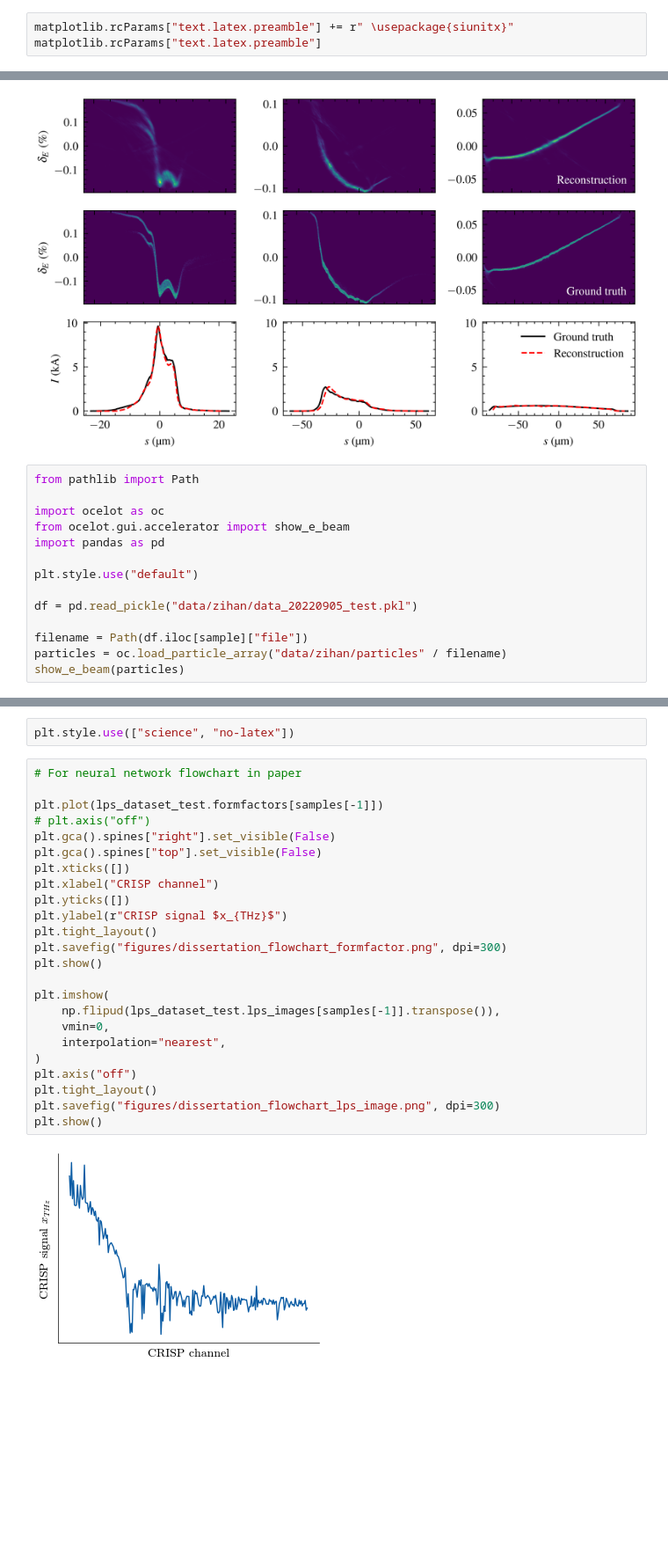
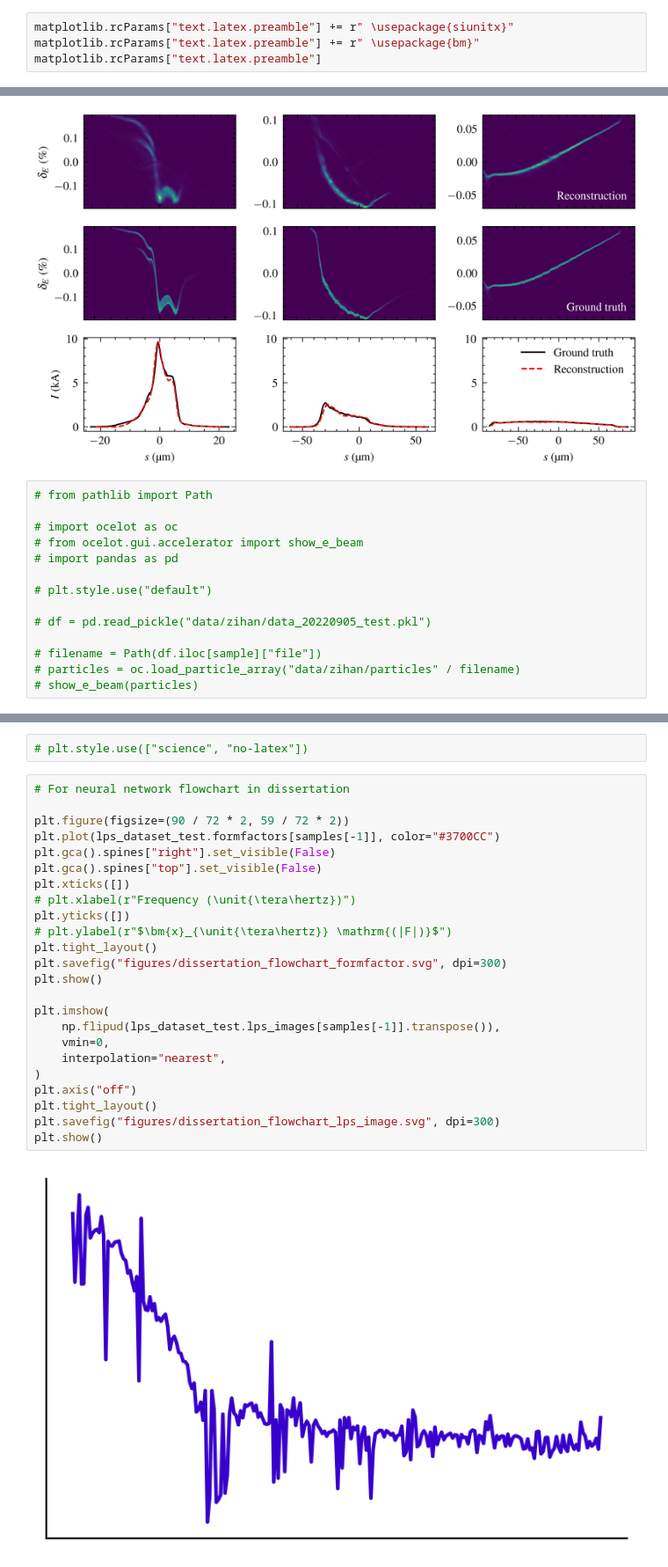
Before and after one commit to jank324/spectral-vd-euxfel, a Jupyter notebook: figures_dissertation.ipynb, the cells around one changed output, grey strips where cells are left out. Shown at 88% size. Cells and saved outputs as stored; diff of their text form; blank space fills up the shorter version.

Commit message:
Generate components for NN flowchart for dissertation

```diff
--- a/figures_dissertation.ipynb
+++ b/figures_dissertation.ipynb
@@ -31,5 +32,6 @@ import: module NUMEXPR is not installed. Install it to speed up calculation
 plt.style.use(["science", "ieee"])
 # %%
 matplotlib.rcParams["text.latex.preamble"] += r" \usepackage{siunitx}"
+matplotlib.rcParams["text.latex.preamble"] += r" \usepackage{bm}"
 matplotlib.rcParams["text.latex.preamble"]
 # %% [output]
@@ -222,16 +224,16 @@ plt.rcParams['xtick.labelsize'] = 'medium'
 plt.rcParams['font.size'] = 8.0
 [figure]
 # %%
-from pathlib import Path
+# from pathlib import Path
 
-import ocelot as oc
-from ocelot.gui.accelerator import show_e_beam
-import pandas as pd
+# import ocelot as oc
+# from ocelot.gui.accelerator import show_e_beam
+# import pandas as pd
 
-plt.style.use("default")
+# plt.style.use("default")
 
-df = pd.read_pickle("data/zihan/data_20220905_test.pkl")
+# df = pd.read_pickle("data/zihan/data_20220905_test.pkl")
 
-filename = Path(df.iloc[sample]["file"])
-particles = oc.load_particle_array("data/zihan/particles" / filename)
-show_e_beam(particles)
+# filename = Path(df.iloc[sample]["file"])
+# particles = oc.load_particle_array("data/zihan/particles" / filename)
+# show_e_beam(particles)
@@ -240,28 +240,28 @@ show_e_beam(particles)
 # %%
-plt.style.use(["science", "no-latex"])
+# plt.style.use(["science", "no-latex"])
 # %%
-# For neural network flowchart in paper
+# For neural network flowchart in dissertation
 
-plt.plot(lps_dataset_test.formfactors[samples[-1]])
-# plt.axis("off")
+plt.figure(figsize=(90 / 72 * 2, 59 / 72 * 2))
+plt.plot(lps_dataset_test.formfactors[samples[-1]], color="#3700CC")
 plt.gca().spines["right"].set_visible(False)
 plt.gca().spines["top"].set_visible(False)
 plt.xticks([])
-plt.xlabel("CRISP channel")
+# plt.xlabel(r"Frequency (\unit{\tera\hertz})")
 plt.yticks([])
-plt.ylabel(r"CRISP signal $x_{THz}$")
+# plt.ylabel(r"$\bm{x}_{\unit{\tera\hertz}} \mathrm{(|F|)}$")
 plt.tight_layout()
-plt.savefig("figures/dissertation_flowchart_formfactor.png", dpi=300)
+plt.savefig("figures/dissertation_flowchart_formfactor.svg", dpi=300)
 plt.show()
 
 plt.imshow(
     np.flipud(lps_dataset_test.lps_images[samples[-1]].transpose()),
     vmin=0,
     interpolation="nearest",
 )
 plt.axis("off")
 plt.tight_layout()
-plt.savefig("figures/dissertation_flowchart_lps_image.png", dpi=300)
+plt.savefig("figures/dissertation_flowchart_lps_image.svg", dpi=300)
 plt.show()
 # %% [output]
-[figure, old version]
+[figure, new version]
```
Also changed, not shown: parts of 6 cells of this notebook, 2 other files.
